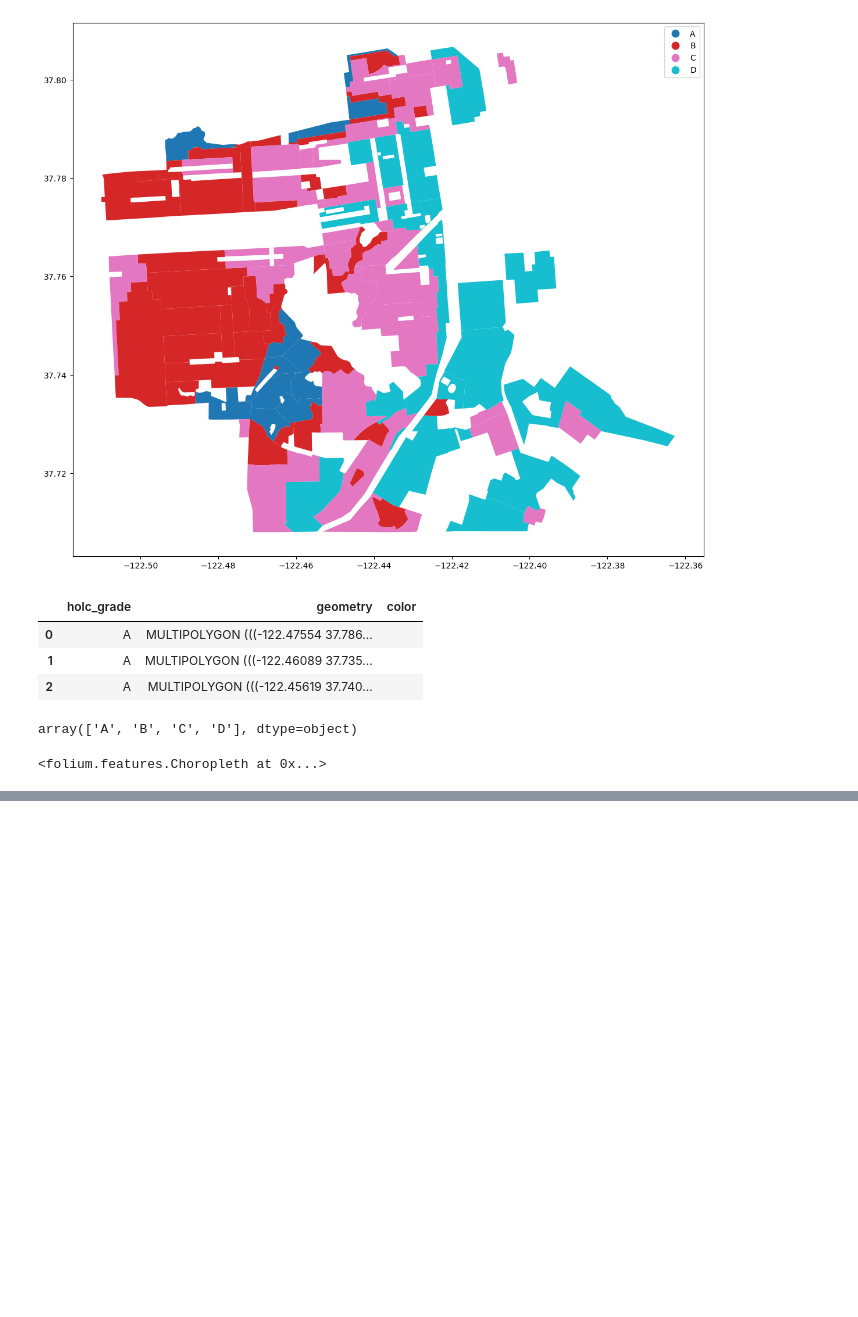
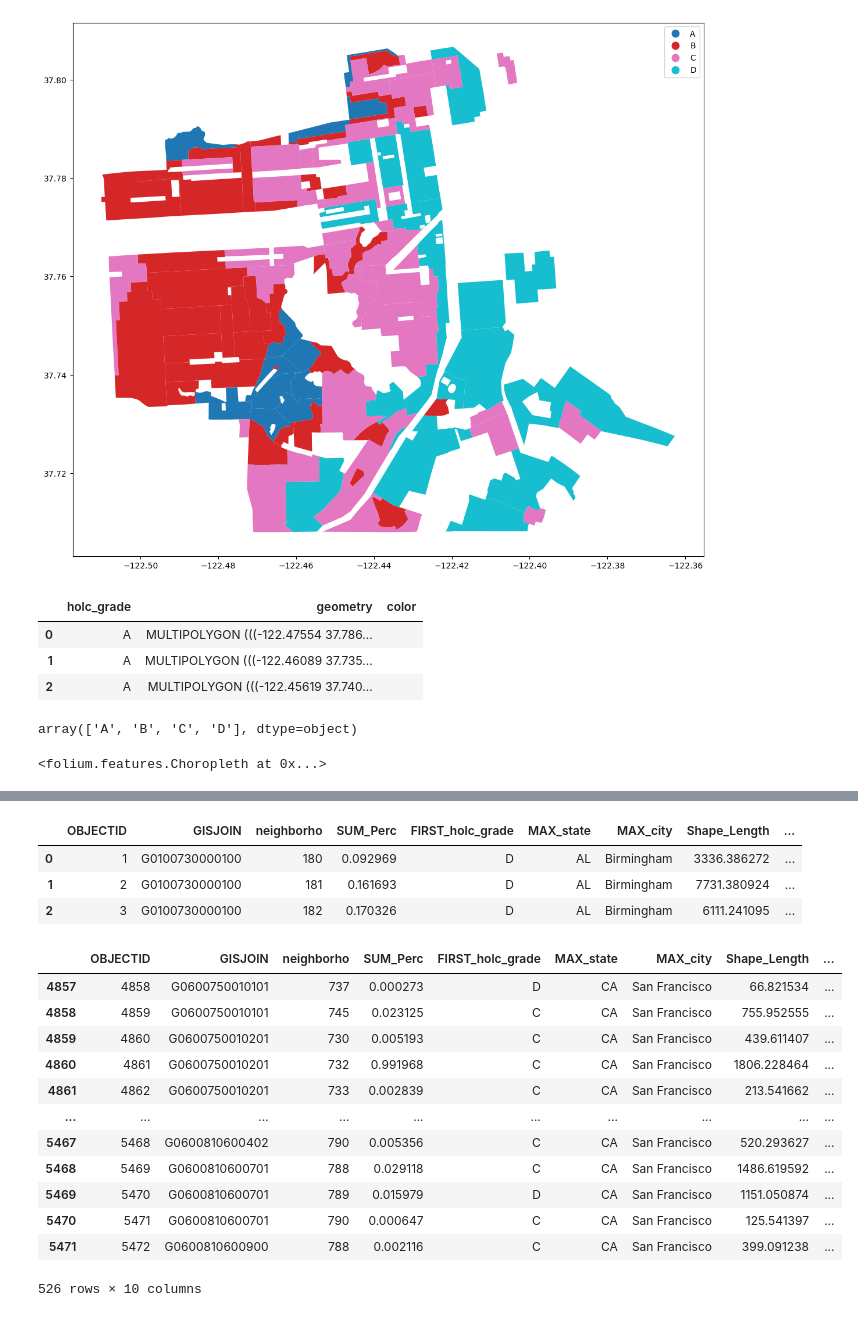
Before and after one commit to tommychandler5/221project, a Jupyter notebook: Group Assignments/W4 Assignment/Historic Redlining Maps.ipynb, the cells around one changed output, grey strips where cells are left out. Cells and saved outputs as stored; diff of their text form; code cells hidden in the pictures; blank space fills up the shorter version.

```diff
--- a/Group Assignments/W4 Assignment/Historic Redlining Maps.ipynb
+++ b/Group Assignments/W4 Assignment/Historic Redlining Maps.ipynb
@@ -136,0 +169,23 @@ folium.Choropleth(
+# %%
+ct.head(3)
+# %% [output]
+|  | OBJECTID | GISJOIN | neighborho | SUM_Perc | FIRST_holc_grade | MAX_state | MAX_city | Shape_Length | ... |
+| 0 | 1 | G0100730000100 | 180 | 0.092969 | D | AL | Birmingham | 3336.386272 | ... |
+| 1 | 2 | G0100730000100 | 181 | 0.161693 | D | AL | Birmingham | 7731.380924 | ... |
+| 2 | 3 | G0100730000100 | 182 | 0.170326 | D | AL | Birmingham | 6111.241095 | ... |
+# %%
+ct.query("MAX_city == 'San Francisco'")
+# %% [output]
+|  | OBJECTID | GISJOIN | neighborho | SUM_Perc | FIRST_holc_grade | MAX_state | MAX_city | Shape_Length | ... |
+| 4857 | 4858 | G0600750010101 | 737 | 0.000273 | D | CA | San Francisco | 66.821534 | ... |
+| 4858 | 4859 | G0600750010101 | 745 | 0.023125 | C | CA | San Francisco | 755.952555 | ... |
+| 4859 | 4860 | G0600750010201 | 730 | 0.005193 | C | CA | San Francisco | 439.611407 | ... |
+| 4860 | 4861 | G0600750010201 | 732 | 0.991968 | C | CA | San Francisco | 1806.228464 | ... |
+| 4861 | 4862 | G0600750010201 | 733 | 0.002839 | C | CA | San Francisco | 213.541662 | ... |
+| ... | ... | ... | ... | ... | ... | ... | ... | ... | ... |
+| 5467 | 5468 | G0600810600402 | 790 | 0.005356 | C | CA | San Francisco | 520.293627 | ... |
+| 5468 | 5469 | G0600810600701 | 788 | 0.029118 | C | CA | San Francisco | 1486.619592 | ... |
+| 5469 | 5470 | G0600810600701 | 789 | 0.015979 | D | CA | San Francisco | 1151.050874 | ... |
+| 5470 | 5471 | G0600810600701 | 790 | 0.000647 | C | CA | San Francisco | 125.541397 | ... |
+| 5471 | 5472 | G0600810600900 | 788 | 0.002116 | C | CA | San Francisco | 399.091238 | ... |
+526 rows × 10 columns
```
Also changed, not shown: parts of 6 cells of this notebook.
